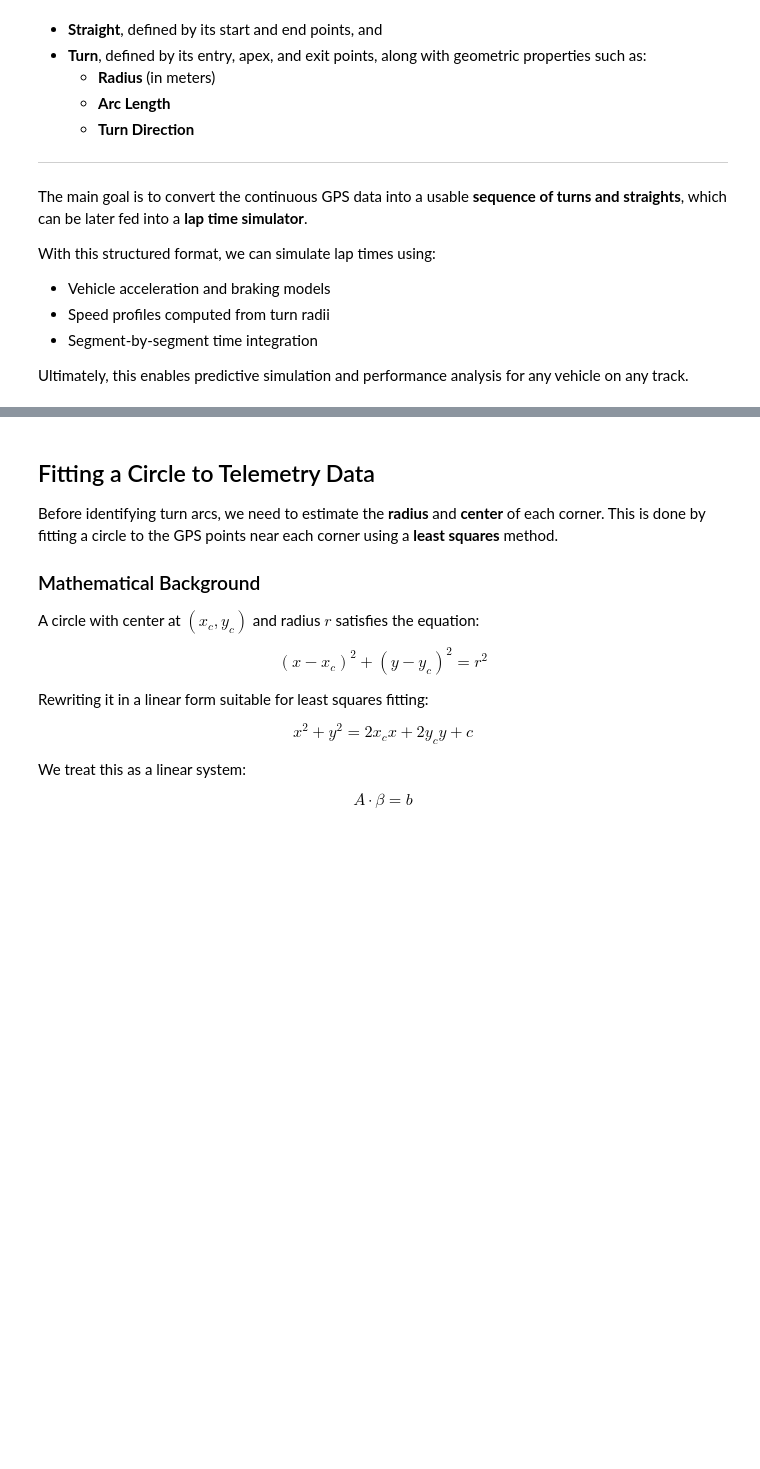
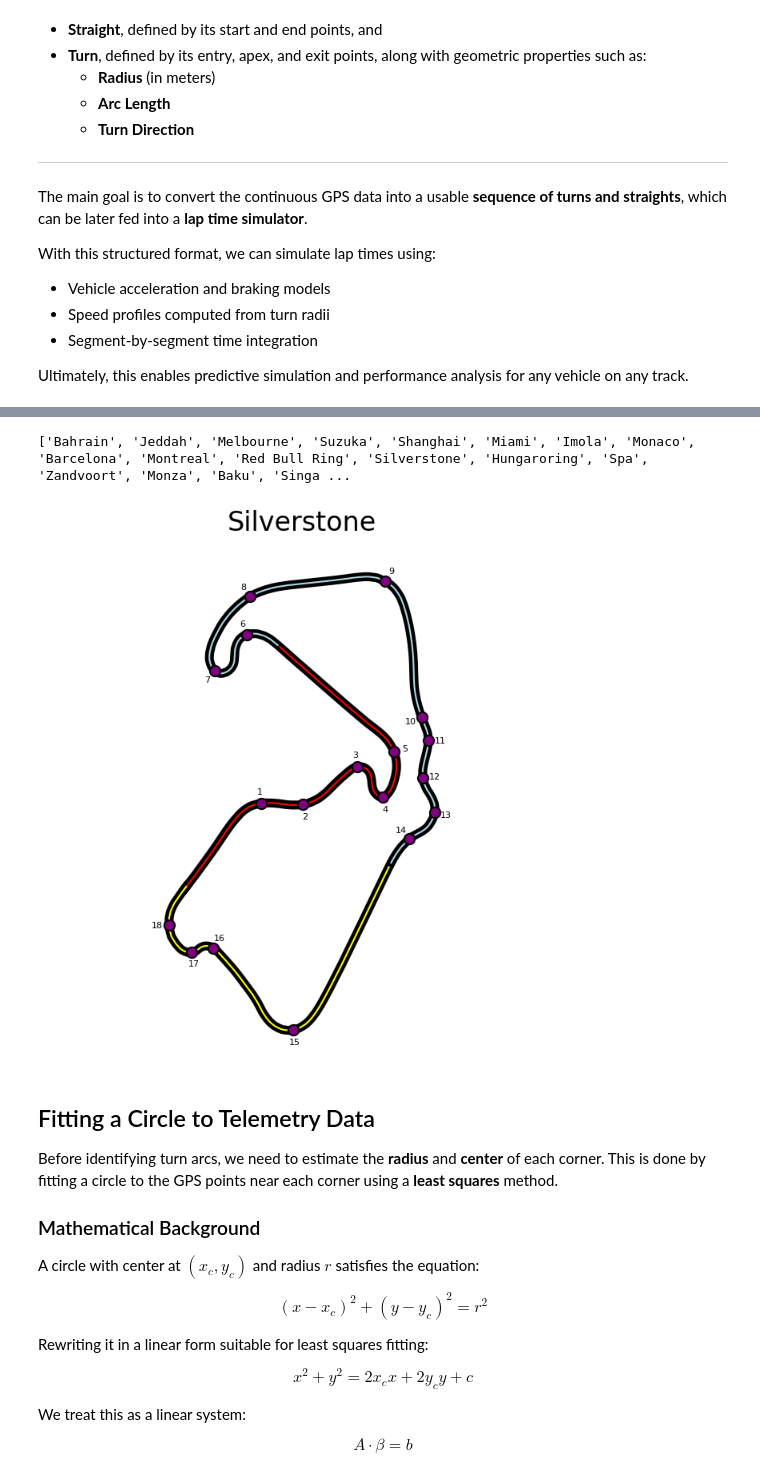
Before and after one commit to carloshermoso64/F1_Engineering, a Jupyter notebook: studies/track_modeling.ipynb, the cells around one changed output, grey strips where cells are left out. Cells and saved outputs as stored; diff of their text form; code cells hidden in the pictures; blank space fills up the shorter version.

Commit message:
track_modeling-v1.2 Object Oriented Track and PlotTrack Models

```diff
--- a/studies/track_modeling.ipynb
+++ b/studies/track_modeling.ipynb
@@ -97,3 +38,15 @@ telem_data.head()
+# %%
+DataFetch.enable_cache('../cache')
+print(Track.list_available_tracks())
+# %% [output]
+['Bahrain', 'Jeddah', 'Melbourne', 'Suzuka', 'Shanghai', 'Miami', 'Imola', 'Monaco', 'Barcelona', 'Montreal', 'Red Bull Ring', 'Silverstone', 'Hungaroring', 'Spa', 'Zandvoort', 'Monza', 'Baku', 'Singa ...
+# %%
+track = Track.load("Silverstone")
+track_plot = TrackPlot(track)
+
+fig, ax = track_plot.plot_circuit()
+# %% [output]
+[figure, added]
 # %% [markdown]
 ##  Fitting a Circle to Telemetry Data
 
```
Also changed, not shown: parts of 23 cells of this notebook.
